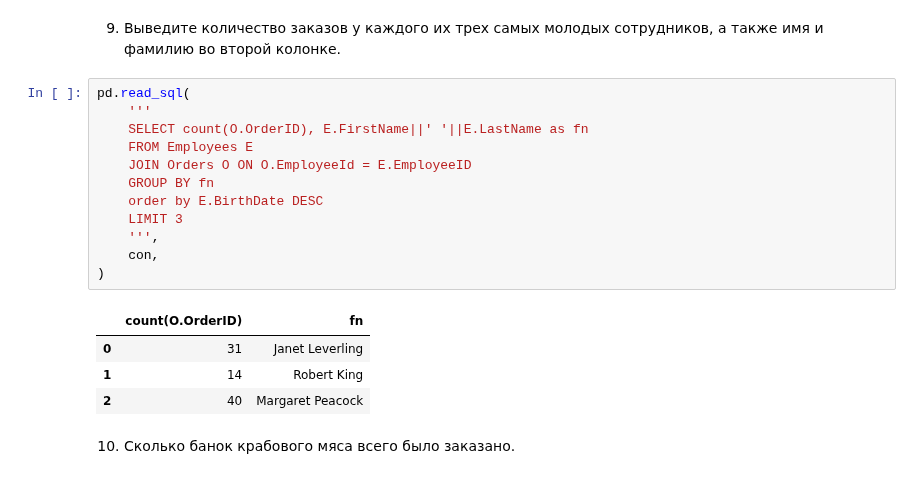
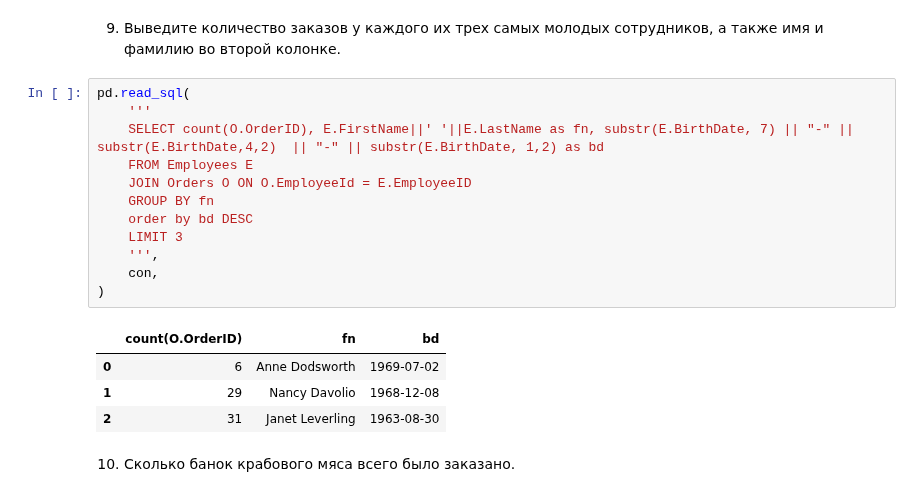
Before and after one commit to NtimTim/DS_School_Home_Work, a Jupyter notebook: sql_1_HW_NataliaTimoshuk.ipynb, the cells around one changed output. Saved outputs shown, nothing was run; the diff lists cells and outputs as text.

```diff
--- a/sql_1_HW_NataliaTimoshuk.ipynb
+++ b/sql_1_HW_NataliaTimoshuk.ipynb
@@ -255,20 +255,20 @@ pd.read_sql(
 # %%
 pd.read_sql(
     '''
-    SELECT count(O.OrderID), E.FirstName||' '||E.LastName as fn
+    SELECT count(O.OrderID), E.FirstName||' '||E.LastName as fn, substr(E.BirthDate, 7) || "-" || substr(E.BirthDate,4,2)  || "-" || substr(E.BirthDate, 1,2) as bd
     FROM Employees E
     JOIN Orders O ON O.EmployeeId = E.EmployeeID
     GROUP BY fn
-    order by E.BirthDate DESC
+    order by bd DESC
     LIMIT 3
     ''',
     con,
 )
 # %% [output]
-|  | count(O.OrderID) | fn |
-| 0 | 31 | Janet Leverling |
-| 1 | 14 | Robert King |
-| 2 | 40 | Margaret Peacock |
+|  | count(O.OrderID) | fn | bd |
+| 0 | 6 | Anne Dodsworth | 1969-07-02 |
+| 1 | 29 | Nancy Davolio | 1968-12-08 |
+| 2 | 31 | Janet Leverling | 1963-08-30 |
 # %% [markdown]
 10. Сколько банок крабового мяса всего было заказано.
 # %%
```
